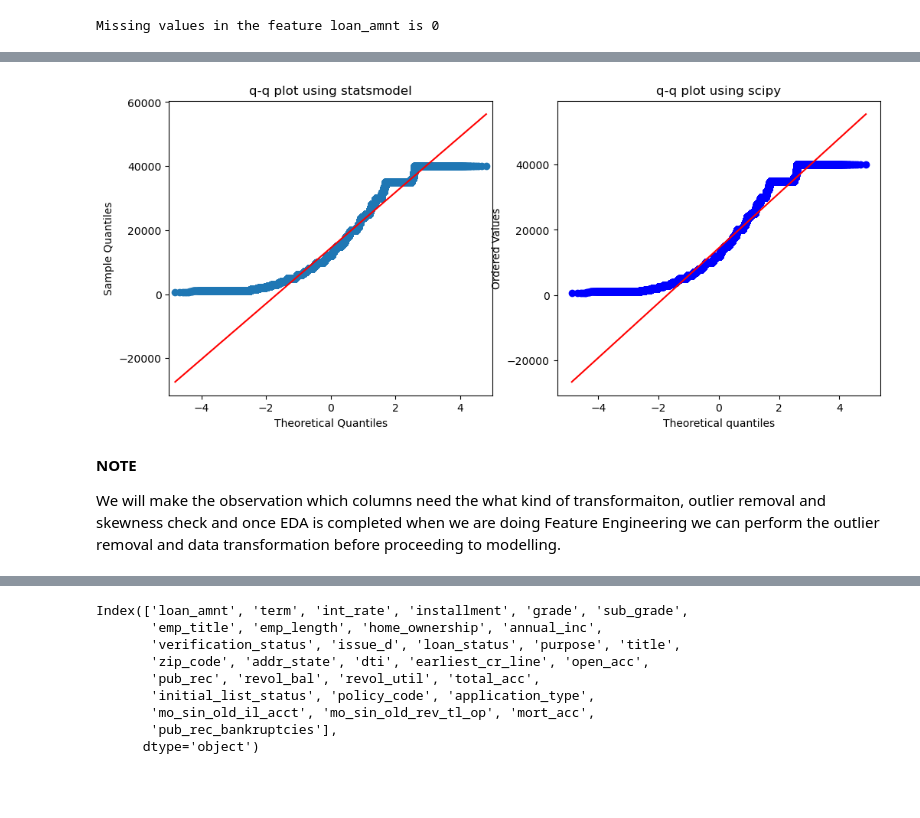
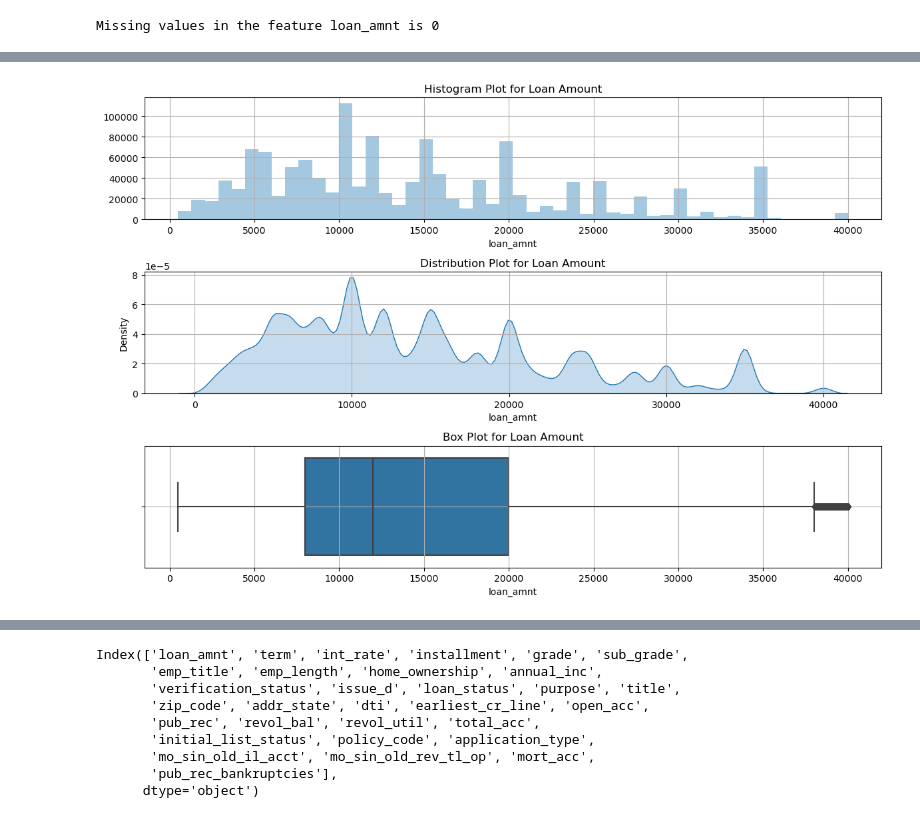
Before and after one commit to Singhal-Piyush/credit-risk-probability-default-model, a Jupyter notebook: 01_credit_risk_data_exploration.ipynb, the cells around one changed output, grey strips where cells are left out. Drawn from its saved outputs; the diff is of its cells as text; code cells hidden in the pictures; blank space fills up the shorter version.

```diff
--- a/01_credit_risk_data_exploration.ipynb
+++ b/01_credit_risk_data_exploration.ipynb
@@ -611,0 +618,21 @@ def skew_QQ_plot(feature_name, data):
+# %%
+def univariate_analysis_plot(feature_name, descriptive_name, dataset):
+    fig, axs = plt.subplots(3,1, figsize = (12,8))
+
+    # Plot A: Histogram plot
+    sns.distplot(dataset[feature_name], ax = axs[0], kde = False)
+    axs[0].set_title(f'Histogram Plot for {descriptive_name}')
+    axs[0].grid()
+
+    # Plot B: Distribution Plot
+    sns.kdeplot(dataset[feature_name], ax = axs[1], fill = True)
+    axs[1].set_title(f'Distribution Plot for {descriptive_name}')
+    axs[1].grid()
+
+    # Plot C: Box Plot for outlier identification
+    sns.boxplot(x = dataset[feature_name], ax = axs[2])
+    axs[2].set_title(f'Box Plot for {descriptive_name}')
+    axs[2].grid()
+
+    plt.tight_layout()
+    plt.show()
@@ -709,17 +731,4 @@ plt.show()
-# %%
-fig, axs = plt.subplots(1,2, figsize = (12,5))
-
-sm.qqplot(dataset_loan['loan_amnt'], line = 's', ax = axs[0])
-axs[0].set_title('q-q plot using statsmodel')
-
-
-stats.probplot(dataset_loan['loan_amnt'], dist = 'norm', plot =axs[1])
-axs[1].set_title('q-q plot using scipy')
-
-plt.show()
-# %% [output]
-[figure, removed]
-# %% [markdown]
-**NOTE**
-
-We will make the observation which columns need the what kind of transformaiton, outlier removal and skewness check and once EDA is completed when we are doing Feature Engineering we can perform the outlier removal and data transformation before proceeding to modelling.
+# %%
+univariate_analysis_plot('loan_amnt', 'Loan Amount', dataset = dataset_loan)
+# %% [output]
+[figure, added]
```
Also changed, not shown: parts of 40 cells of this notebook.
